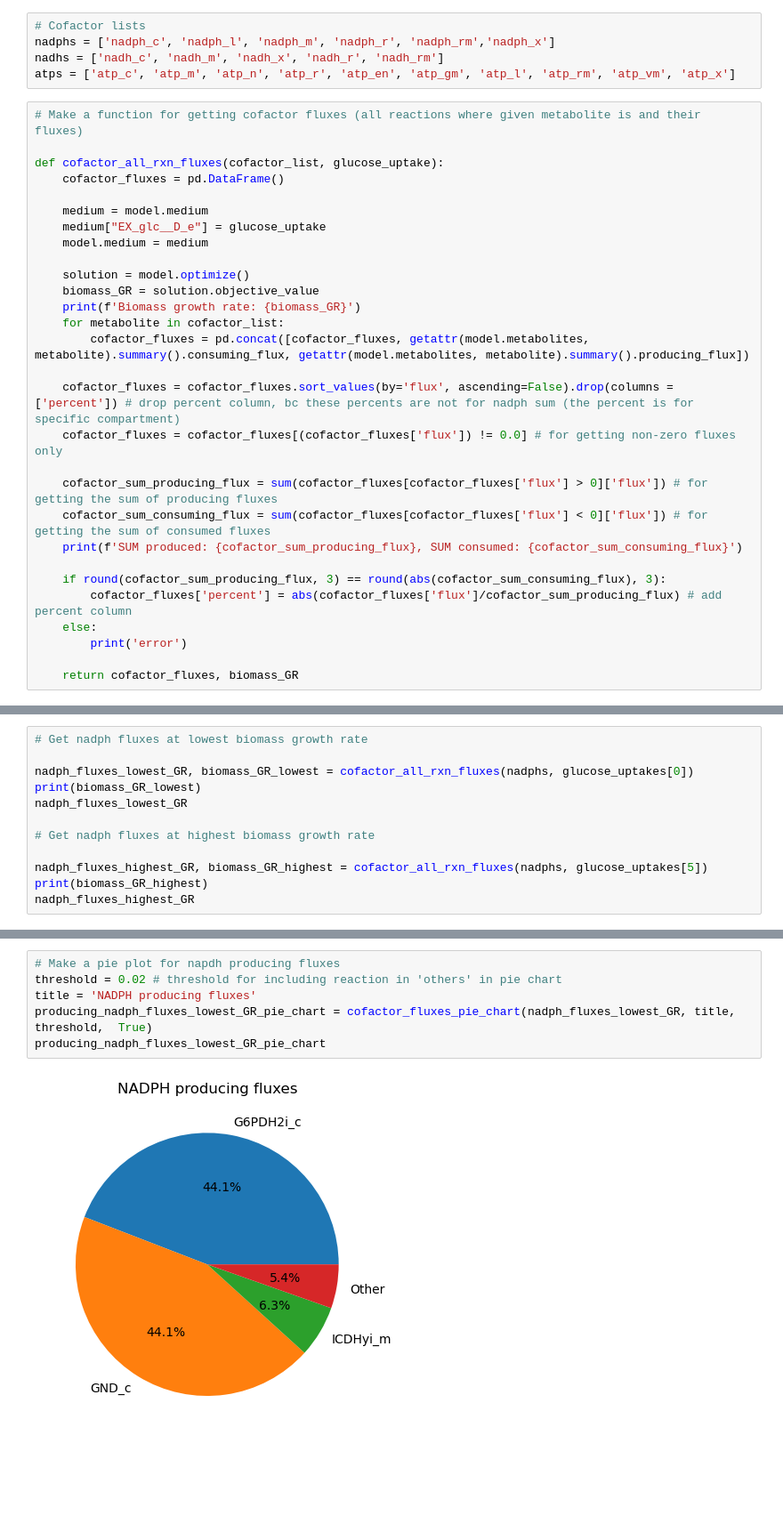
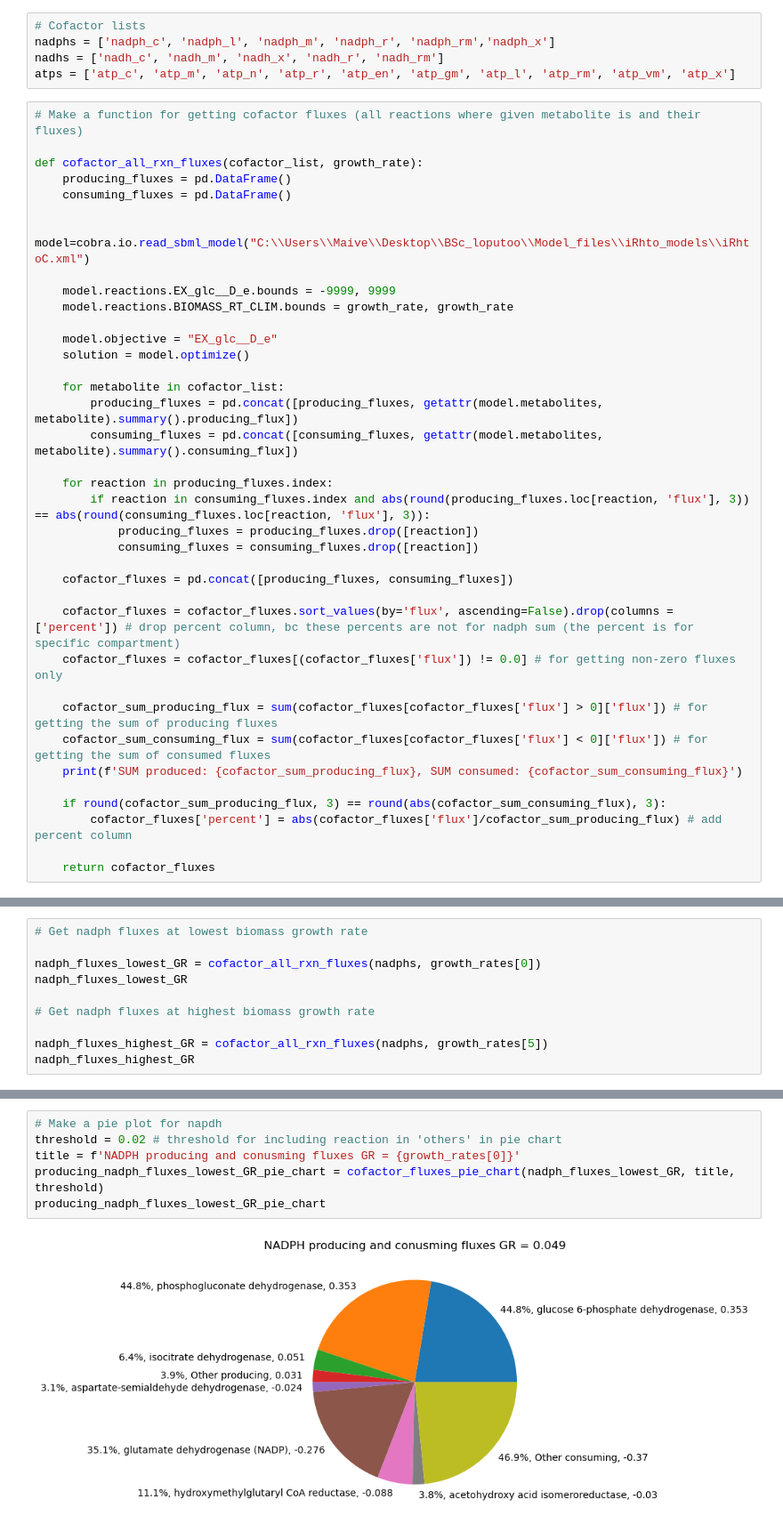
Before and after one commit to maivehanni/BSc_thesis, a Jupyter notebook: Python_scripts/iRhto/iRhto_cofactor_balances.ipynb, the cells around one changed output, grey strips where cells are left out. Shown: that part at 89% size. Drawn from its saved outputs; the diff is of its cells as text; blank space fills up the shorter version.

Commit message:
Added simulation with forced XPK, made sure that in loops always the default model ise used when optimizing

```diff
--- a/Python_scripts/iRhto/iRhto_cofactor_balances.ipynb
+++ b/Python_scripts/iRhto/iRhto_cofactor_balances.ipynb
@@ -37,18 +38,28 @@ atps = ['atp_c', 'atp_m', 'atp_n', 'atp_r', 'atp_en', 'atp_gm', 'atp_l', 'atp_rm
 # %%
 # Make a function for getting cofactor fluxes (all reactions where given metabolite is and their fluxes)
 
-def cofactor_all_rxn_fluxes(cofactor_list, glucose_uptake):
-    cofactor_fluxes = pd.DataFrame()
+def cofactor_all_rxn_fluxes(cofactor_list, growth_rate):
+    producing_fluxes = pd.DataFrame()
+    consuming_fluxes = pd.DataFrame()
 
-    medium = model.medium
-    medium["EX_glc__D_e"] = glucose_uptake
-    model.medium = medium
+    model=cobra.io.read_sbml_model("C:\\Users\\Maive\\Desktop\\BSc_loputoo\\Model_files\\iRhto_models\\iRhtoC.xml")
 
+    model.reactions.EX_glc__D_e.bounds = -9999, 9999
+    model.reactions.BIOMASS_RT_CLIM.bounds = growth_rate, growth_rate
+
+    model.objective = "EX_glc__D_e"
     solution = model.optimize()
-    biomass_GR = solution.objective_value
-    print(f'Biomass growth rate: {biomass_GR}')
+
     for metabolite in cofactor_list:
-        cofactor_fluxes = pd.concat([cofactor_fluxes, getattr(model.metabolites, metabolite).summary().consuming_flux, getattr(model.metabolites, metabolite).summary().producing_flux])
+        producing_fluxes = pd.concat([producing_fluxes, getattr(model.metabolites, metabolite).summary().producing_flux])
+        consuming_fluxes = pd.concat([consuming_fluxes, getattr(model.metabolites, metabolite).summary().consuming_flux])
+
+    for reaction in producing_fluxes.index:
+        if reaction in consuming_fluxes.index and abs(round(producing_fluxes.loc[reaction, 'flux'], 3)) == abs(round(consuming_fluxes.loc[reaction, 'flux'], 3)):
+            producing_fluxes = producing_fluxes.drop([reaction])
+            consuming_fluxes = consuming_fluxes.drop([reaction])
+
+    cofactor_fluxes = pd.concat([producing_fluxes, consuming_fluxes])
 
     cofactor_fluxes = cofactor_fluxes.sort_values(by='flux', ascending=False).drop(columns = ['percent']) # drop percent column, bc these percents are not for nadph sum (the percent is for specific compartment)
     cofactor_fluxes = cofactor_fluxes[(cofactor_fluxes['flux']) != 0.0] # for getting non-zero fluxes only
@@ -59,9 +70,7 @@ def cofactor_all_rxn_fluxes(cofactor_list, glucose_uptake):
 
     if round(cofactor_sum_producing_flux, 3) == round(abs(cofactor_sum_consuming_flux), 3):
         cofactor_fluxes['percent'] = abs(cofactor_fluxes['flux']/cofactor_sum_producing_flux) # add percent column
-    else:
-        print('error')
 
-    return cofactor_fluxes, biomass_GR
+    return cofactor_fluxes
 # %%
 # Making a pie chart
@@ -94,13 +117,11 @@ def cofactor_fluxes_pie_chart(cofactor_fluxes,  title, threshold, producing_flux
 # %%
 # Get nadph fluxes at lowest biomass growth rate
 
-nadph_fluxes_lowest_GR, biomass_GR_lowest = cofactor_all_rxn_fluxes(nadphs, glucose_uptakes[0])
-print(biomass_GR_lowest)
+nadph_fluxes_lowest_GR = cofactor_all_rxn_fluxes(nadphs, growth_rates[0])
 nadph_fluxes_lowest_GR
 
 # Get nadph fluxes at highest biomass growth rate
 
-nadph_fluxes_highest_GR, biomass_GR_highest = cofactor_all_rxn_fluxes(nadphs, glucose_uptakes[5])
-print(biomass_GR_highest)
+nadph_fluxes_highest_GR = cofactor_all_rxn_fluxes(nadphs, growth_rates[5])
 nadph_fluxes_highest_GR
 # %% [output]
@@ -126,11 +145,11 @@ SUM produced: 3.8326878100800315, SUM consumed: -3.83268780992794
 # %%
-# Make a pie plot for napdh producing fluxes
+# Make a pie plot for napdh
 threshold = 0.02 # threshold for including reaction in 'others' in pie chart
-title = 'NADPH producing fluxes'
-producing_nadph_fluxes_lowest_GR_pie_chart = cofactor_fluxes_pie_chart(nadph_fluxes_lowest_GR, title, threshold,  True)
+title = f'NADPH producing and conusming fluxes GR = {growth_rates[0]}'
+producing_nadph_fluxes_lowest_GR_pie_chart = cofactor_fluxes_pie_chart(nadph_fluxes_lowest_GR, title, threshold)
 producing_nadph_fluxes_lowest_GR_pie_chart
 # %% [output]
-[figure, old version]
+[figure, new version]
 ([<matplotlib.patches.Wedge at 0x...>,
   <matplotlib.patches.Wedge at 0x...>,
   <matplotlib.patches.Wedge at 0x...>,
```
Also changed, not shown: parts of 17 cells of this notebook, 44 other files.
